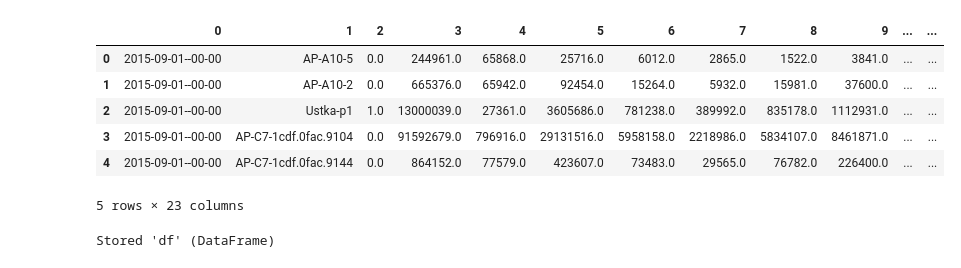
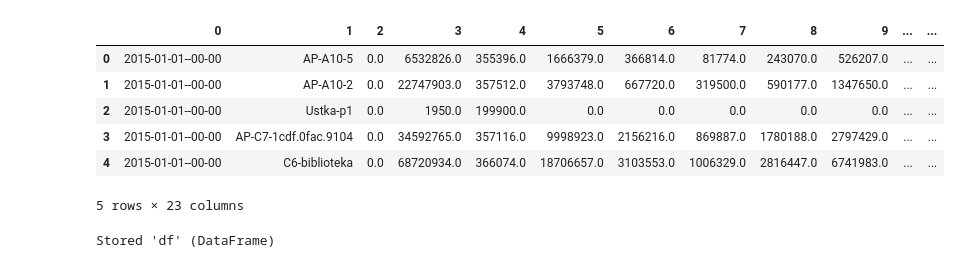
Before and after one commit to maaaaagda/PWR_WIFI_ANALYSIS, a Jupyter notebook: PWR_WIFI_ANALYSIS.ipynb, the cells around one changed output. Saved outputs shown, nothing was run; the diff lists cells and outputs as text; code cells hidden in the pictures.

```diff
--- a/PWR_WIFI_ANALYSIS.ipynb
+++ b/PWR_WIFI_ANALYSIS.ipynb
@@ -1,30 +1,30 @@
 # %%
 import pandas as pd
 import re
 import glob, os
 
 # use data from first two months, "./PWR-WiFi/**" will take all the folders
-path = "./PWR-WiFi/2015-0[9]"
+path = "./PWR-WiFi/2015-0[1]"
 
 
 # get all files containing statistics
 all_files = glob.glob(os.path.join(path, 'statystyki-wifi*.csv'), recursive=True)
 
 #filter not matching files
 all_files = list(filter(lambda x: re.search('(statystyki-wifi-)\d{4}[-]\d{2}[-]\d{2}.(csv)', x), all_files))
 
 # read and concatenate data from all files
 df_from_each_file = (pd.read_csv(f, header=None, sep=';', engine='python') for f in all_files)
 df = pd.concat(df_from_each_file, ignore_index=True)
 
 df.head()
 # %% [output]
 |  | 0 | 1 | 2 | 3 | 4 | 5 | 6 | 7 | 8 | 9 | ... | ... |
-| 0 | 2015-09-01--00-00 | AP-A10-5 | 0.0 | 244961.0 | 65868.0 | 25716.0 | 6012.0 | 2865.0 | 1522.0 | 3841.0 | ... | ... |
-| 1 | 2015-09-01--00-00 | AP-A10-2 | 0.0 | 665376.0 | 65942.0 | 92454.0 | 15264.0 | 5932.0 | 15981.0 | 37600.0 | ... | ... |
-| 2 | 2015-09-01--00-00 | Ustka-p1 | 1.0 | 13000039.0 | 27361.0 | 3605686.0 | 781238.0 | 389992.0 | 835178.0 | 1112931.0 | ... | ... |
-| 3 | 2015-09-01--00-00 | AP-C7-1cdf.0fac.9104 | 0.0 | 91592679.0 | 796916.0 | 29131516.0 | 5958158.0 | 2218986.0 | 5834107.0 | 8461871.0 | ... | ... |
-| 4 | 2015-09-01--00-00 | AP-C7-1cdf.0fac.9144 | 0.0 | 864152.0 | 77579.0 | 423607.0 | 73483.0 | 29565.0 | 76782.0 | 226400.0 | ... | ... |
+| 0 | 2015-01-01--00-00 | AP-A10-5 | 0.0 | 6532826.0 | 355396.0 | 1666379.0 | 366814.0 | 81774.0 | 243070.0 | 526207.0 | ... | ... |
+| 1 | 2015-01-01--00-00 | AP-A10-2 | 0.0 | 22747903.0 | 357512.0 | 3793748.0 | 667720.0 | 319500.0 | 590177.0 | 1347650.0 | ... | ... |
+| 2 | 2015-01-01--00-00 | Ustka-p1 | 0.0 | 1950.0 | 199900.0 | 0.0 | 0.0 | 0.0 | 0.0 | 0.0 | ... | ... |
+| 3 | 2015-01-01--00-00 | AP-C7-1cdf.0fac.9104 | 0.0 | 34592765.0 | 357116.0 | 9998923.0 | 2156216.0 | 869887.0 | 1780188.0 | 2797429.0 | ... | ... |
+| 4 | 2015-01-01--00-00 | C6-biblioteka | 0.0 | 68720934.0 | 366074.0 | 18706657.0 | 3103553.0 | 1006329.0 | 2816447.0 | 6741983.0 | ... | ... |
 5 rows × 23 columns
 # %%
 # trim the last semicolon in .csv treated by pandas as a column
```
Also changed, not shown: 2 other files.
